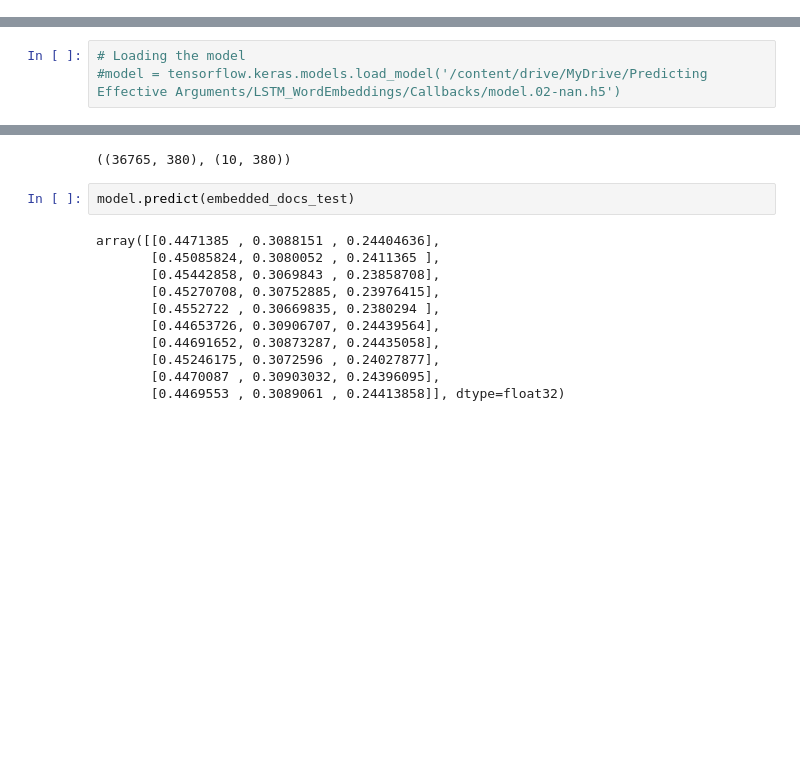
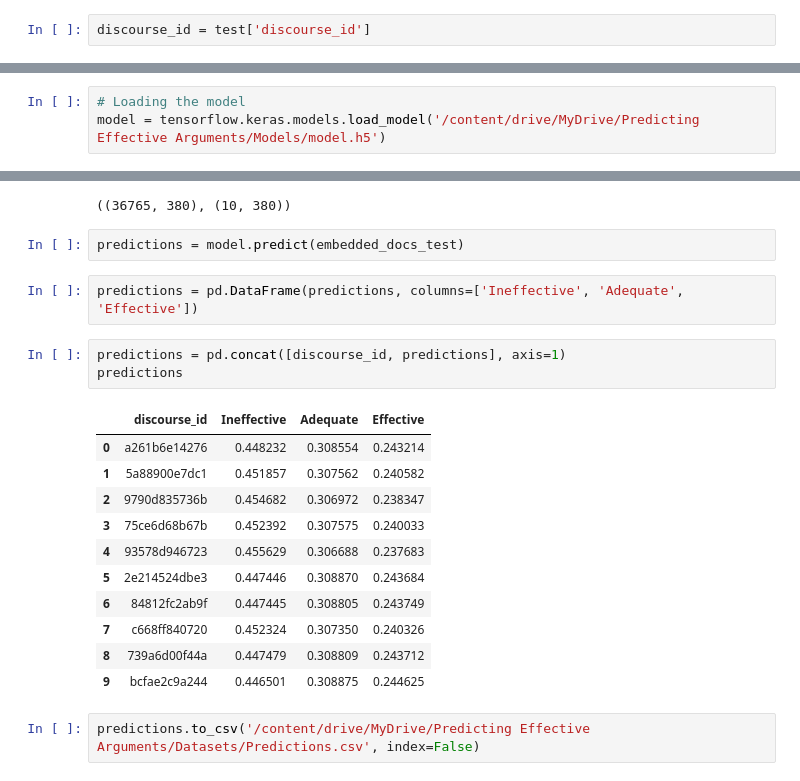
Before and after one commit to PriyeshDave/Kaggle-Competitions, a Jupyter notebook: Predicting Effective Arguments/Code/Modeling.ipynb, the cells around one changed output, grey strips where cells are left out. Drawn from its saved outputs; the diff is of its cells as text; blank space fills up the shorter version.

```diff
--- a/Predicting Effective Arguments/Code/Modeling.ipynb
+++ b/Predicting Effective Arguments/Code/Modeling.ipynb
@@ -322,6 +299,8 @@ test.head()
 | 2 | 9790d835736b | D72CB1C11673 | it can decrease stress levels | Claim | decrease stress levels |
 | 3 | 75ce6d68b67b | D72CB1C11673 | a great chance to learn something... | Claim | great chance learn something new |
 | 4 | 93578d946723 | D72CB1C11673 | can be very helpful and beneficial. | Claim | helpful beneficial |
+# %%
+discourse_id = test['discourse_id']
 # %%
 test.drop(['discourse_id', 'essay_id'], axis=1, inplace=True)
 # %%
@@ -370,21 +349,29 @@ sum(pd.DataFrame(embedded_docs_test).isnull().sum())
 # test.head()
 # %%
 # Loading the model
-#model = tensorflow.keras.models.load_model('/content/drive/MyDrive/Predicting Effective Arguments/LSTM_WordEmbeddings/Callbacks/model.02-nan.h5')
+model = tensorflow.keras.models.load_model('/content/drive/MyDrive/Predicting Effective Arguments/Models/model.h5')
 # %%
 embedded_docs.shape, embedded_docs_test.shape
 # %% [output]
 ((36765, 380), (10, 380))
 # %%
-model.predict(embedded_docs_test)
+predictions = model.predict(embedded_docs_test)
-# %% [output]
-array([[0.4471385 , 0.3088151 , 0.24404636],
-       [0.45085824, 0.3080052 , 0.2411365 ],
-       [0.45442858, 0.3069843 , 0.23858708],
-       [0.45270708, 0.30752885, 0.23976415],
-       [0.4552722 , 0.30669835, 0.2380294 ],
-       [0.44653726, 0.30906707, 0.24439564],
-       [0.44691652, 0.30873287, 0.24435058],
-       [0.45246175, 0.3072596 , 0.24027877],
-       [0.4470087 , 0.30903032, 0.24396095],
-       [0.4469553 , 0.3089061 , 0.24413858]], dtype=float32)
+# %%
+predictions = pd.DataFrame(predictions, columns=['Ineffective', 'Adequate', 'Effective'])
+# %%
+predictions = pd.concat([discourse_id, predictions], axis=1)
+predictions
+# %% [output]
+|  | discourse_id | Ineffective | Adequate | Effective |
+| 0 | a261b6e14276 | 0.448232 | 0.308554 | 0.243214 |
+| 1 | 5a88900e7dc1 | 0.451857 | 0.307562 | 0.240582 |
+| 2 | 9790d835736b | 0.454682 | 0.306972 | 0.238347 |
+| 3 | 75ce6d68b67b | 0.452392 | 0.307575 | 0.240033 |
+| 4 | 93578d946723 | 0.455629 | 0.306688 | 0.237683 |
+| 5 | 2e214524dbe3 | 0.447446 | 0.308870 | 0.243684 |
+| 6 | 84812fc2ab9f | 0.447445 | 0.308805 | 0.243749 |
+| 7 | c668ff840720 | 0.452324 | 0.307350 | 0.240326 |
+| 8 | 739a6d00f44a | 0.447479 | 0.308809 | 0.243712 |
+| 9 | bcfae2c9a244 | 0.446501 | 0.308875 | 0.244625 |
+# %%
+predictions.to_csv('/content/drive/MyDrive/Predicting Effective Arguments/Datasets/Predictions.csv', index=False)
```
Also changed, not shown: parts of 5 cells of this notebook.
